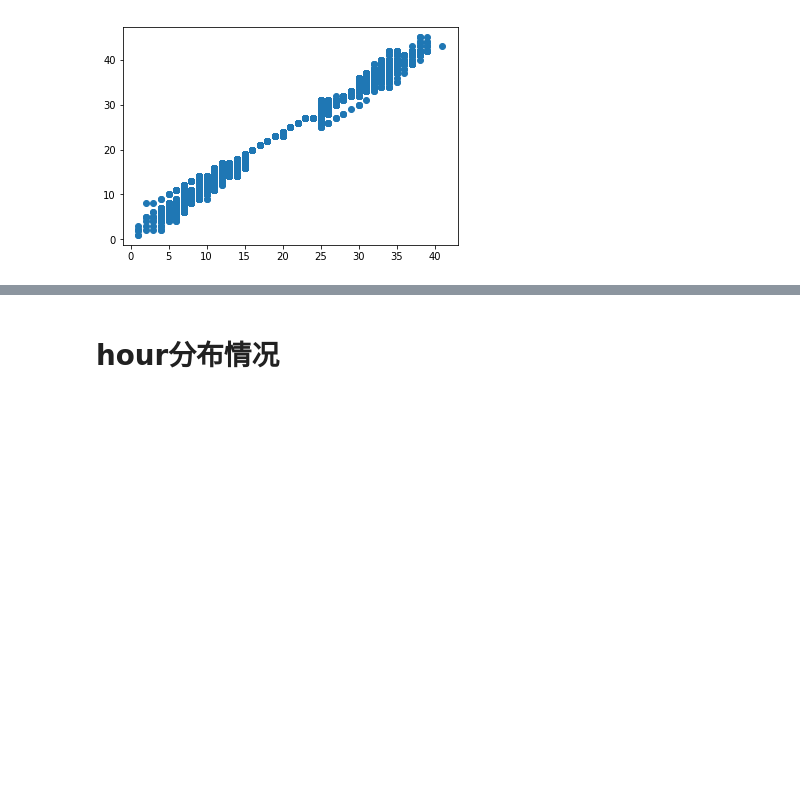
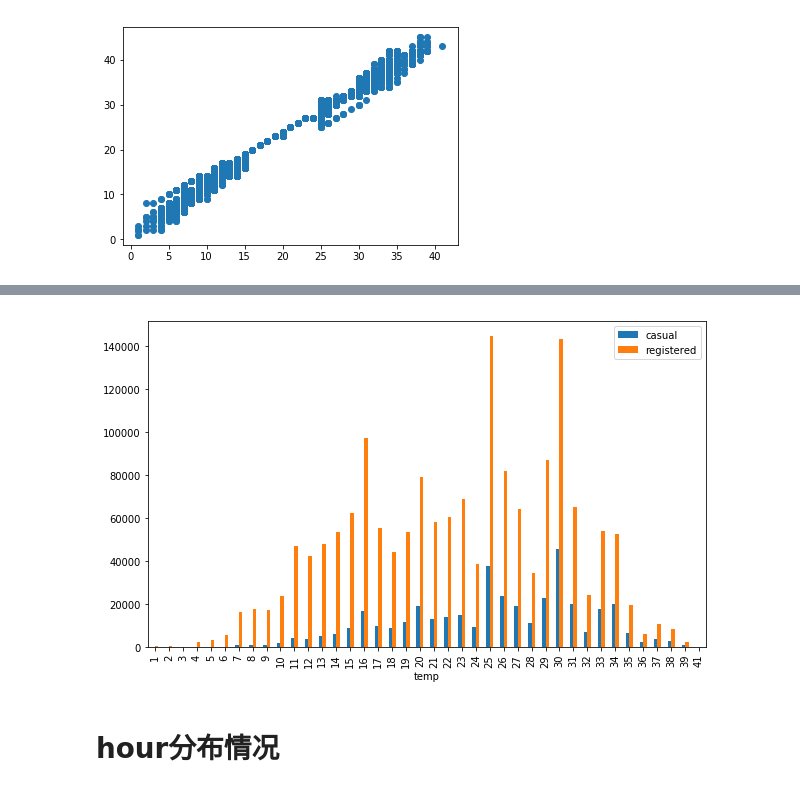
Before and after one commit to nkzxw/dirtysalt.github.io, a Jupyter notebook: codes/kaggle/bike-sharing-demand/bike-sharing-demand-data.ipynb, the cells around one changed output, grey strips where cells are left out. Saved outputs shown, nothing was run; the diff lists cells and outputs as text; code cells hidden in the pictures; blank space fills up the shorter version.

```diff
--- a/codes/kaggle/bike-sharing-demand/bike-sharing-demand-data.ipynb
+++ b/codes/kaggle/bike-sharing-demand/bike-sharing-demand-data.ipynb
@@ -113,3 +137,7 @@ plt.scatter(df['temp'], df['atemp'])
+# %%
+group_plot('temp')
+# %% [output]
+[figure, added]
 # %% [markdown]
 # hour分布情况
 # %%
```
Also changed, not shown: parts of 18 cells of this notebook, 8 other files.
